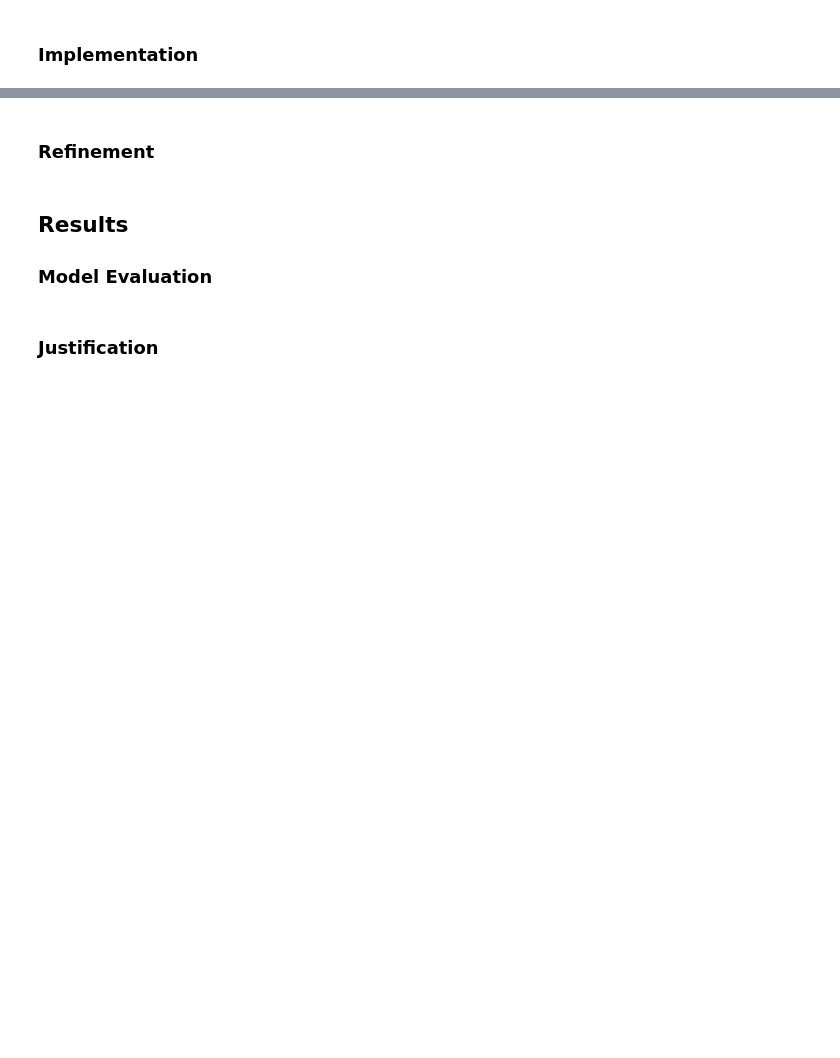
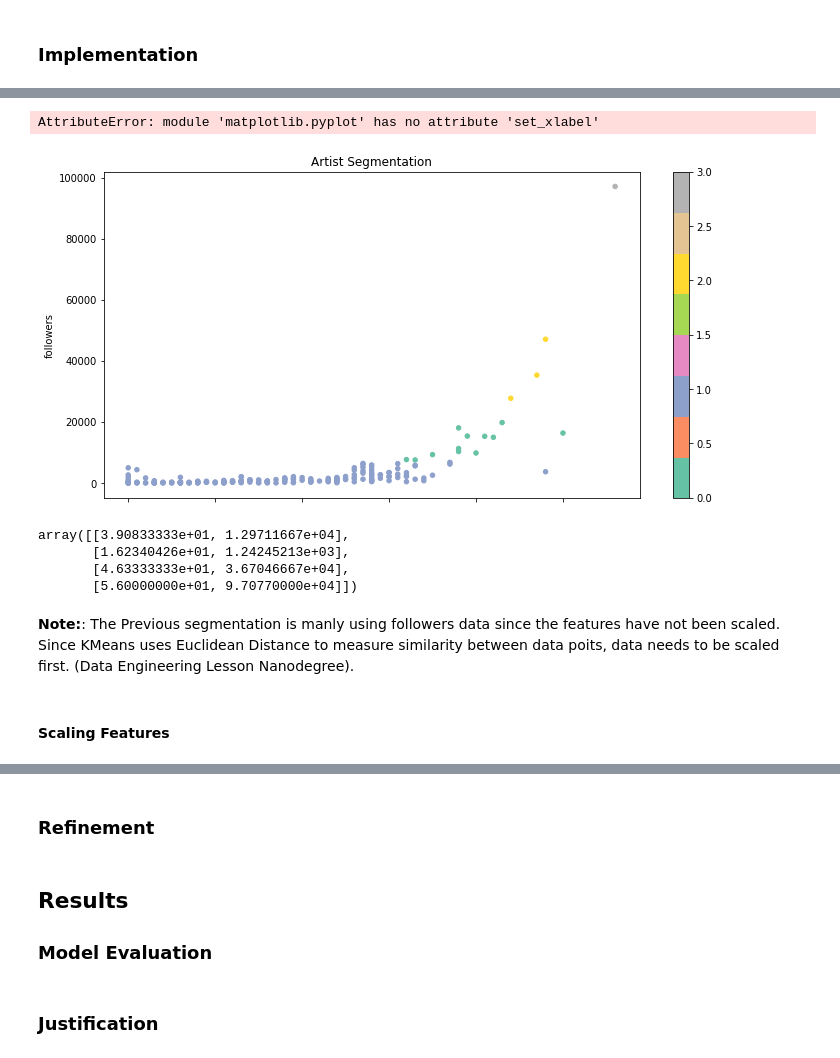
Before and after one commit to leanguardia/bolivian-music, a Jupyter notebook: Capstone-Project.ipynb, the cells around one changed output, grey strips where cells are left out. Drawn from its saved outputs; the diff is of its cells as text; code cells hidden in the pictures; blank space fills up the shorter version.

Commit message:
Feat: KMeans segmentation

```diff
--- a/Capstone-Project.ipynb
+++ b/Capstone-Project.ipynb
@@ -198,0 +195,5 @@ df.genres.explode().isnull().sum()
+# %%
+df.genres = df.genres.apply(literal_eval)
+# %%
+genres = df.genres.explode().unique()
+genres
@@ -198,0 +208,13 @@ df.genres.explode().isnull().sum()
+# %%
+# Create a container to fill dummy variables
+zeroes = np.zeros((df.shape[0], len(genres)))
+dummies = pd.DataFrame(zeroes, columns=genres, index=df.index, dtype=int)
+
+# Fill dummy variables for each genre in the list.
+# for i, genres in enumerate(df.genres):
+#         indices = np.unique(dummies.columns.get_indexer(genres))
+#         dummies.iloc[i, indices] = 1
+
+# Merge dummies to df
+df_model = pd.concat([df, dummies], axis=1)
+df_model.head()
@@ -199,2 +229,11 @@ df.genres.explode().isnull().sum()
 # %% [markdown]
 ### Implementation
+# %%
+from sklearn.cluster import KMeans
+import numpy as np
+
+features = ['popularity', 'followers']
+features.extend(genres)
+X = df_model[features]
+kmeans = KMeans(n_clusters=4, random_state=0).fit(X)
+kmeans.labels_
@@ -200,0 +251,22 @@ df.genres.explode().isnull().sum()
+# %%
+def plot_clusters(df, clusters):
+    df_clusters = pd.concat([df, pd.Series(kmeans.labels_, name="cluster")], axis=1)
+    ax = df_clusters.plot.scatter(x='popularity', y='followers', c=clusters, cmap='Set2', figsize=(12,6))
+    ax.set_title("Artist Segmentation")
+    plt.set_xlabel('popularity')
+    plt.grid()
+plot_clusters(df, clusters)
+# %% [output]
+AttributeError: module 'matplotlib.pyplot' has no attribute 'set_xlabel'
+[figure, added]
+# %%
+kmeans.cluster_centers_[:, :2]
+# %% [output]
+array([[3.90833333e+01, 1.29711667e+04],
+       [1.62340426e+01, 1.24245213e+03],
+       [4.63333333e+01, 3.67046667e+04],
+       [5.60000000e+01, 9.70770000e+04]])
+# %% [markdown]
+**Note:**: The Previous segmentation is manly using followers data since the features have not been scaled. Since KMeans uses Euclidean Distance to measure similarity between data poits, data needs to be scaled first. (Data Engineering Lesson Nanodegree).
+# %% [markdown]
+#### Scaling Features
```
Also changed, not shown: parts of 8 cells of this notebook.
